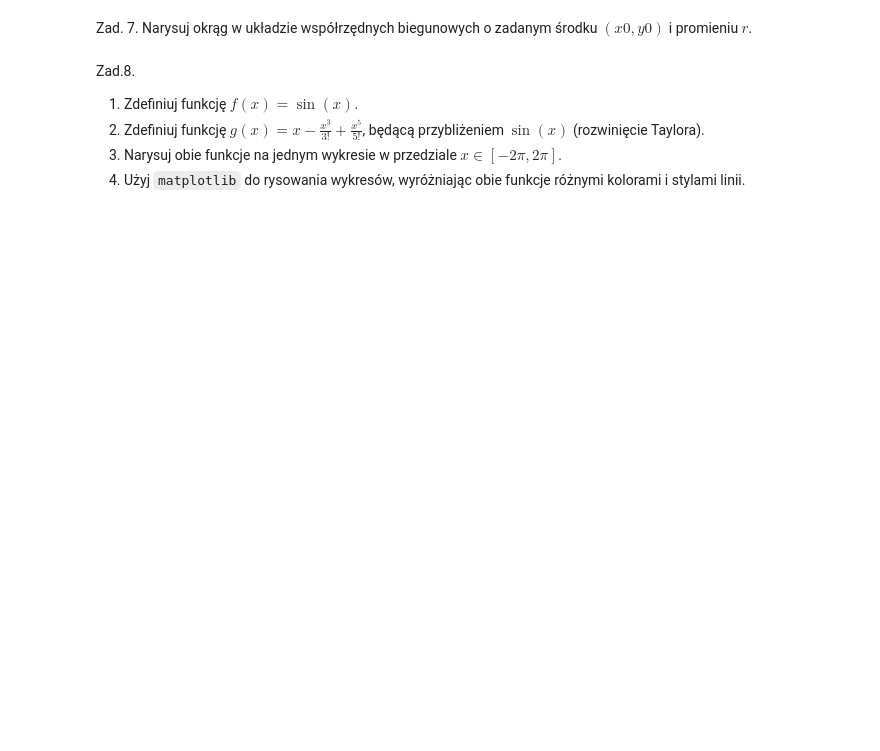
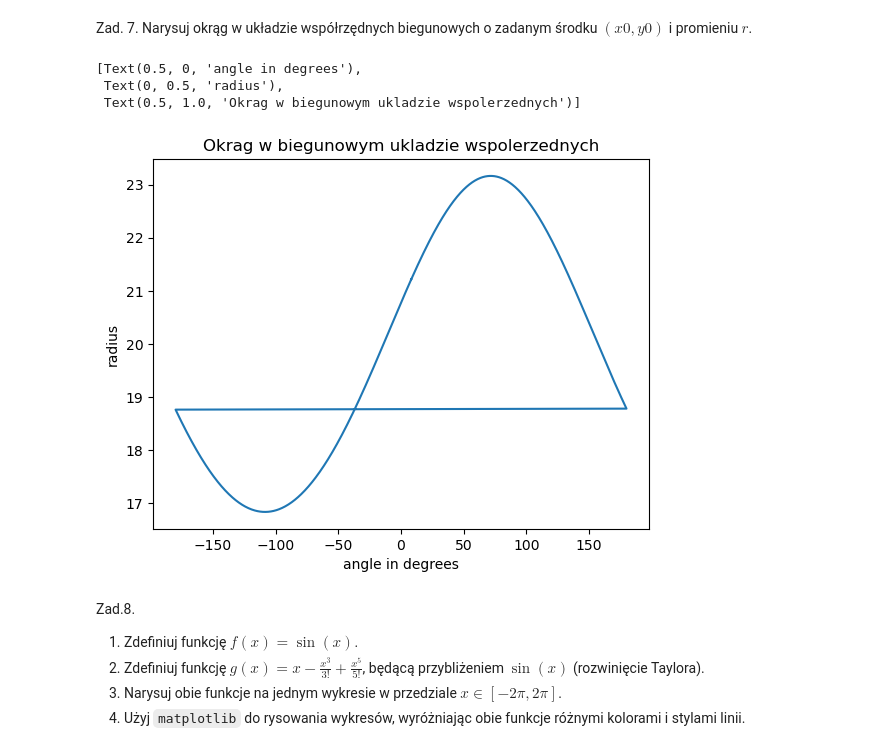
Before and after one commit to orange-cat-programmer/MPSI_2024-25, a Jupyter notebook: lab/02.introduction_python_part2.ipynb, the cells around one changed output. Cells and saved outputs as stored; diff of their text form; code cells hidden in the pictures; blank space fills up the shorter version.

```diff
--- a/lab/02.introduction_python_part2.ipynb
+++ b/lab/02.introduction_python_part2.ipynb
@@ -39,3 +137,29 @@ Zad. 7. Narysuj okrąg w układzie współrzędnych biegunowych o zadanym środk
+# %%
+x = float(input("Enter x_0: "))
+y = float(input("Enter y_0: "))
+r = float(input("Enter r: "))
+
+interval = np.linspace(0,2*np.pi, num=1000)
+def angle_par(a: float):
+    return np.arctan2((y+(r*np.sin(a))),(x+(r*np.cos(a))))
+
+def rad_par(a: float):
+    x_1 = x + (r*np.cos(a))
+    y_1 = y + (r*np.sin(a))
+    return np.linalg.norm(np.array([x_1,y_1]))
+angle_par = np.vectorize(angle_par)
+angle_int = angle_par(interval)
+angle_int = angle_int*360/(2*np.pi)
+rad_par = np.vectorize(rad_par)
+rad_int = rad_par(interval)
+ax = plt.subplot()
+ax.plot(angle_int, rad_int)
+ax.set(xlabel='angle in degrees', ylabel='radius', title='Okrag w biegunowym ukladzie wspolerzednych')
+# %% [output]
+[Text(0.5, 0, 'angle in degrees'),
+ Text(0, 0.5, 'radius'),
+ Text(0.5, 1.0, 'Okrag w biegunowym ukladzie wspolerzednych')]
+[figure, added]
 # %% [markdown]
 Zad.8.
 
```
Also changed, not shown: parts of 20 cells of this notebook.
